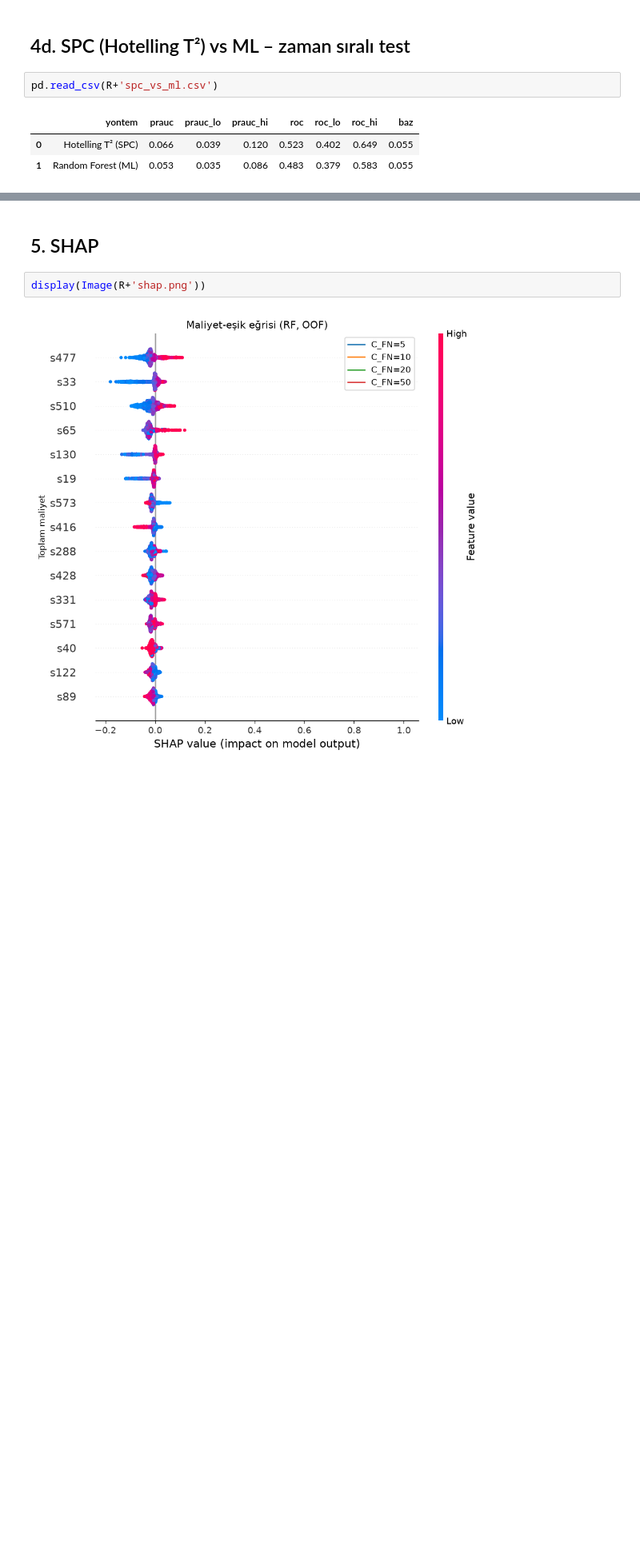
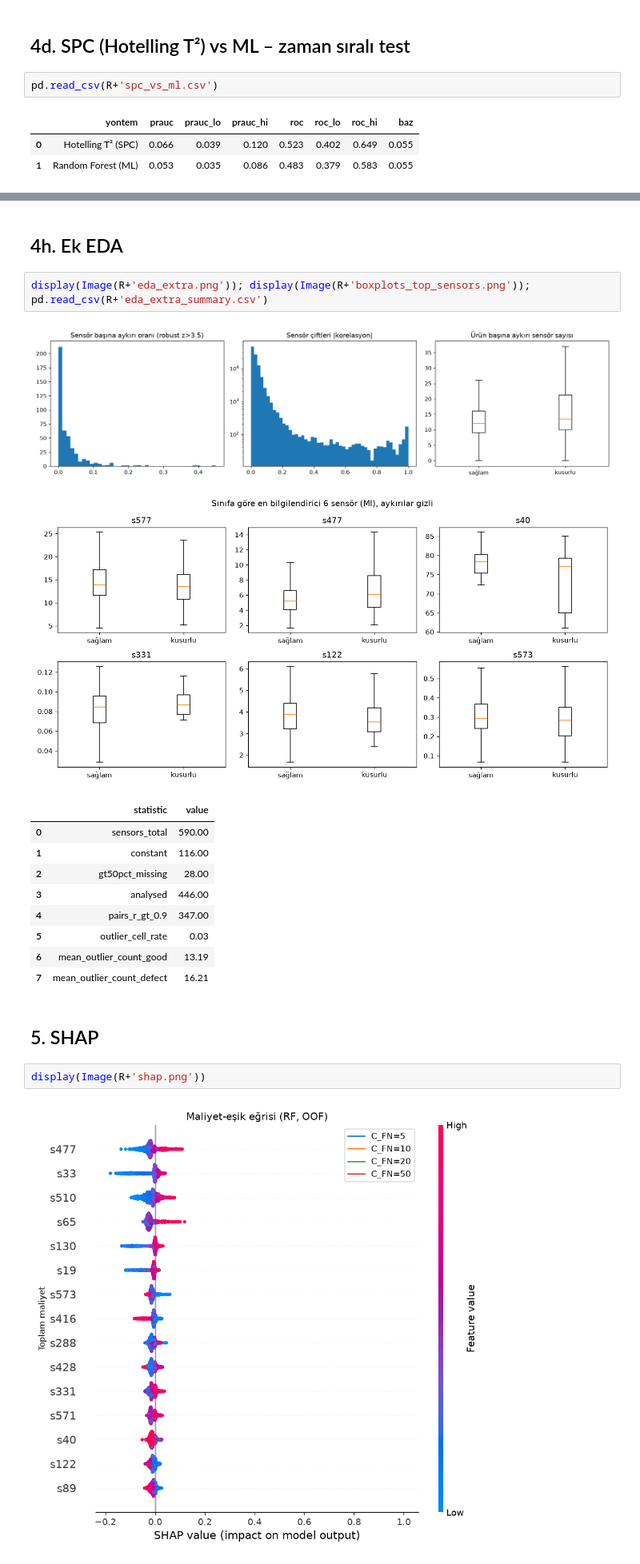
Before and after one commit to Atytmr07/secom-predictive-quality, a Jupyter notebook: notebooks/01_ozet.ipynb, the cells around one changed output, grey strips where cells are left out. Shown at 80% size. Saved outputs shown, nothing was run; the diff lists cells and outputs as text; blank space fills up the shorter version.

Commit message:
Add validation-protocol, drift-performance, chronological cost analyses; Report 2 generator; correct drift and cost claims
Co-Authored-By: Claude Sonnet 5.5 <noreply@anthropic.com>

```diff
--- a/notebooks/01_ozet.ipynb
+++ b/notebooks/01_ozet.ipynb
@@ -68,3 +113,19 @@ pd.read_csv(R+'spc_vs_ml.csv')
+# %% [markdown]
+## 4h. Ek EDA
+# %%
+display(Image(R+'eda_extra.png')); display(Image(R+'boxplots_top_sensors.png')); pd.read_csv(R+'eda_extra_summary.csv')
+# %% [output]
+[figure, added]
+[figure, added]
+|  | statistic | value |
+| 0 | sensors_total | 590.00 |
+| 1 | constant | 116.00 |
+| 2 | gt50pct_missing | 28.00 |
+| 3 | analysed | 446.00 |
+| 4 | pairs_r_gt_0.9 | 347.00 |
+| 5 | outlier_cell_rate | 0.03 |
+| 6 | mean_outlier_count_good | 13.19 |
+| 7 | mean_outlier_count_defect | 16.21 |
 # %% [markdown]
 ## 5. SHAP
 # %%
```
Also changed, not shown: parts of 6 cells of this notebook, 20 other files.
